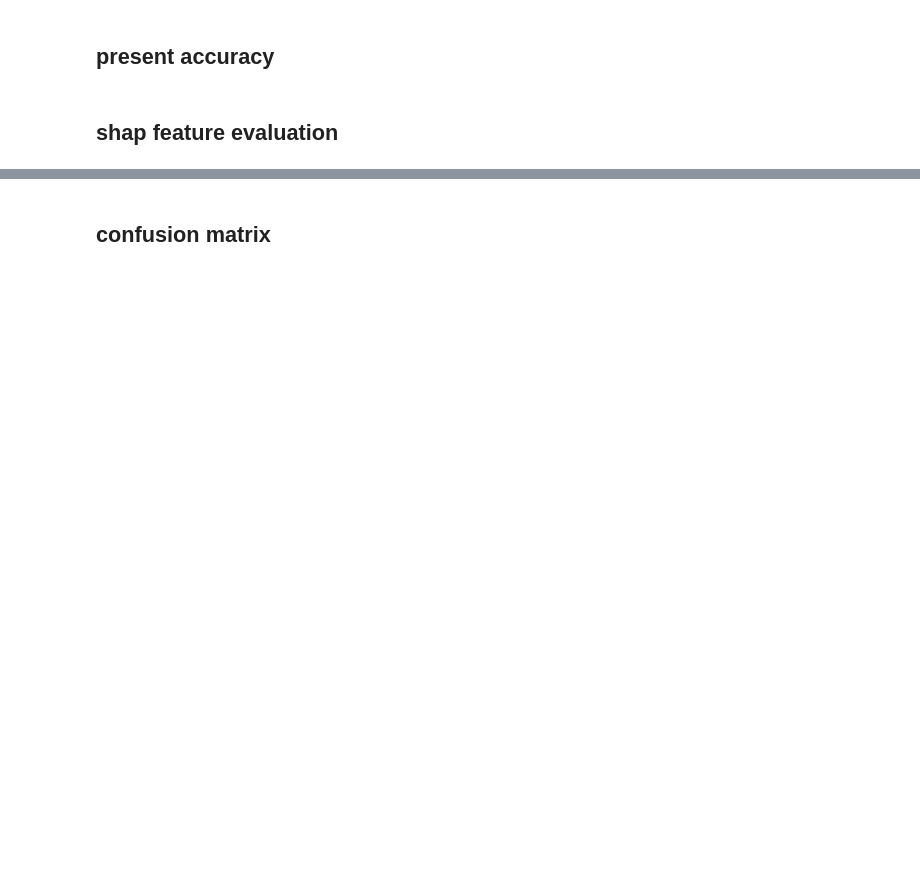
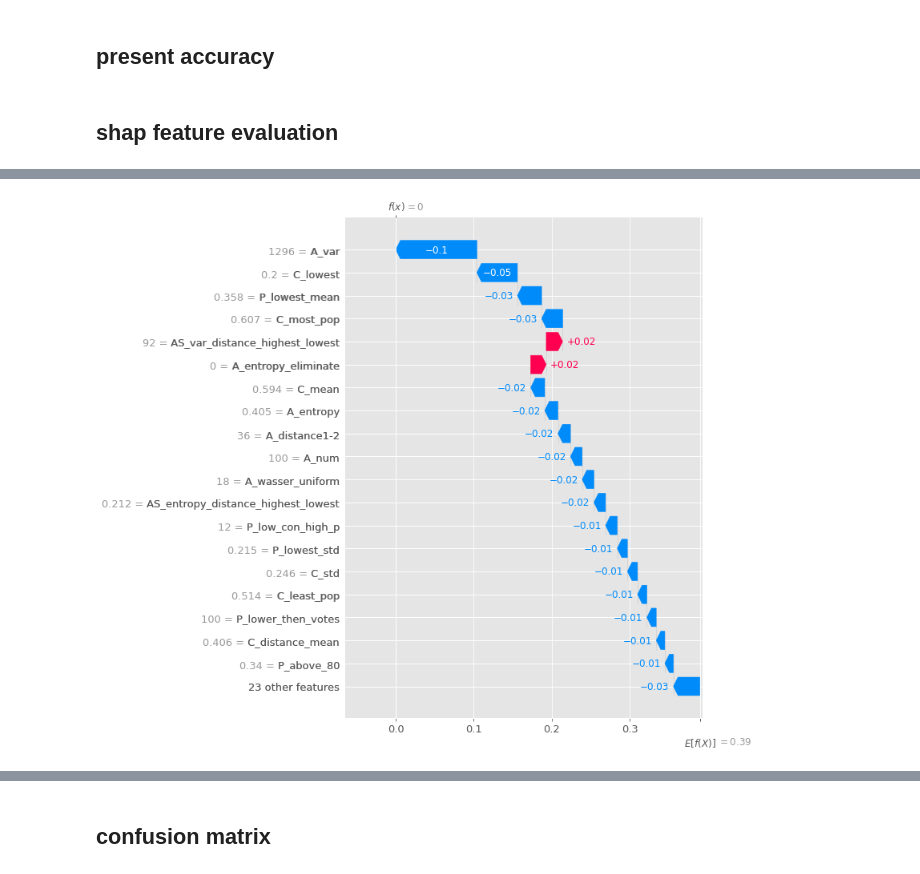
Before and after one commit to OrtalPa/Final_Project_SISE_BGU, a Jupyter notebook: ProjectFramework/Project_notebook.ipynb, the cells around one changed output, grey strips where cells are left out. Cells and saved outputs as stored; diff of their text form; code cells hidden in the pictures; blank space fills up the shorter version.

```diff
--- a/ProjectFramework/Project_notebook.ipynb
+++ b/ProjectFramework/Project_notebook.ipynb
@@ -381,0 +350,19 @@ shap.summary_plot(shap_values[1], features=observations)
+# %%
+import sklearn
+
+# a classic housing price dataset
+X100 = shap.utils.sample(x_test, 100) # 100 instances for use as the background distribution
+
+# a simple linear model
+#model = sklearn.linear_model.LinearRegression()
+model = GaussianNB()
+model.fit(x_test, y_test['MR'])
+
+explainer = shap.Explainer(model.predict, X100)
+shap_values = explainer(x_test)
+
+#shap.plots.waterfall(shap_values[18], max_display=14)
+# %%
+shap.plots.waterfall(shap_values[18], max_display=20)
+# %% [output]
+[figure, added]
```
Also changed, not shown: parts of 24 cells of this notebook.
